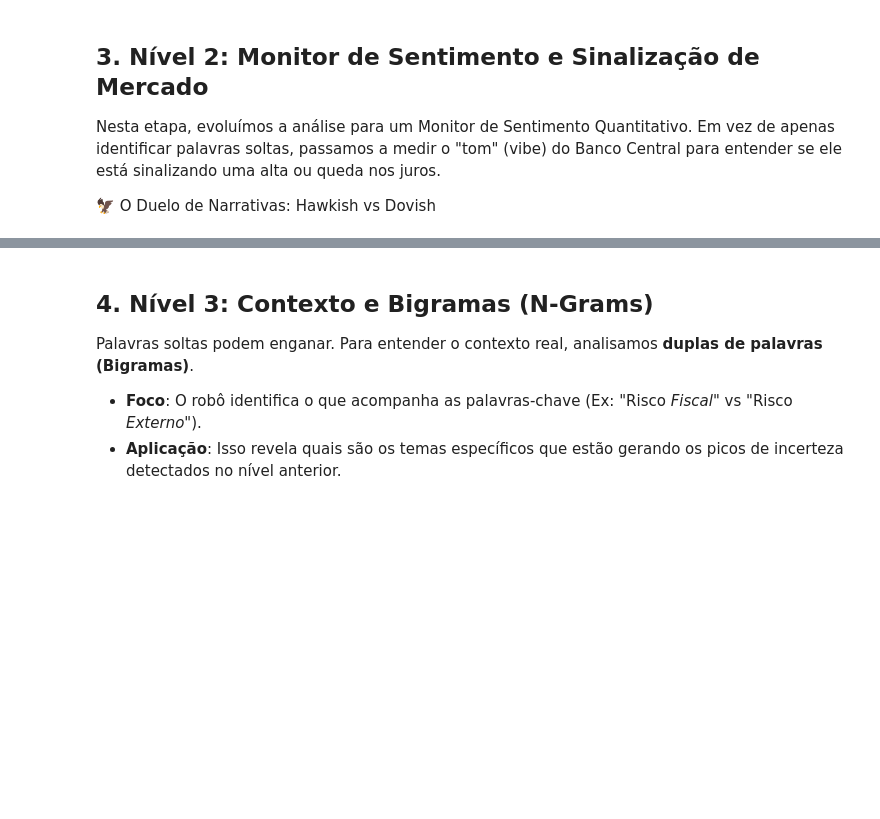
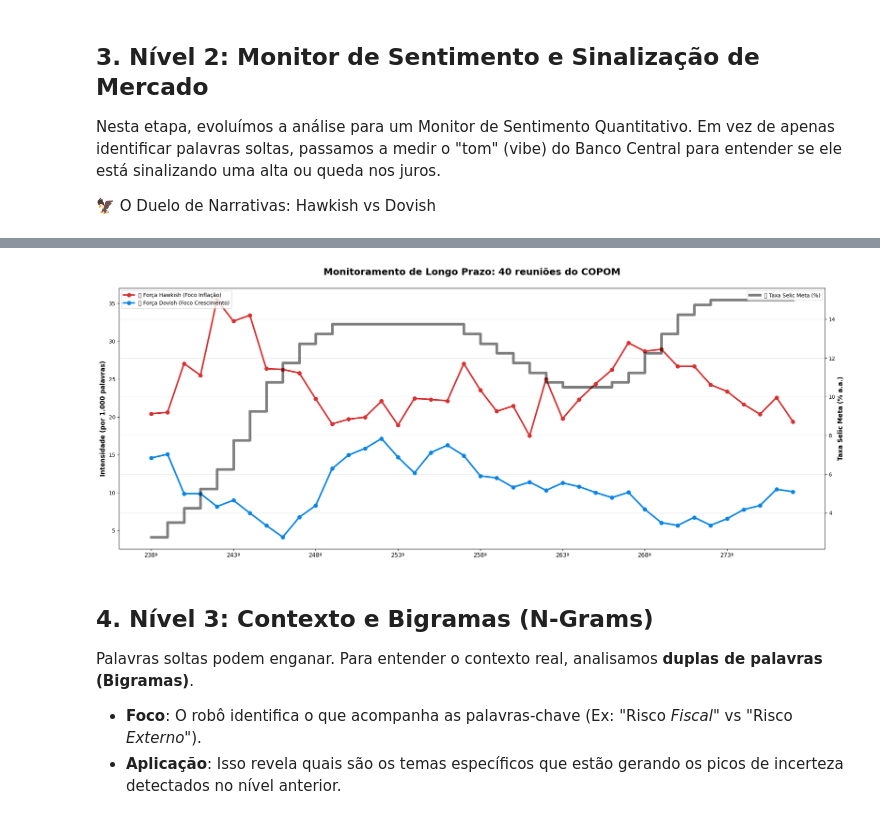
Before and after one commit to Euricojr/Analises-COPOM, a Jupyter notebook: Analises_atas_copom.ipynb, the cells around one changed output, grey strips where cells are left out. Drawn from its saved outputs; the diff is of its cells as text; code cells hidden in the pictures; blank space fills up the shorter version.

Commit message:
Novas atas e novos gráficos

```diff
--- a/Analises_atas_copom.ipynb
+++ b/Analises_atas_copom.ipynb
@@ -222 +222,88 @@ print(f"📊 Análise de {len(df_plot)} reuniões finalizada com sucesso.")
 📊 Análise de 40 reuniões finalizada com sucesso.
+# %%
+import re
+import pandas as pd
+import requests
+import matplotlib.pyplot as plt
+
+# --- 1. DICIONÁRIO DE INVESTIMENTOS (LÉXICO PRO) ---
+lexico_investimentos = {
+    'hawkish': [
+        'eleva', 'aperto', 'inflacionário', 'desancora', 'persiste', 'risco',
+        'pressão', 'vigilân', 'resiliência', 'acelera', 'altista', 'piora',
+        'deterioração', 'firmeza', 'prudência', 'acima', 'restritiv',
+        'contracionista', 'aquecid', 'remanescente', 'dinâmica', 'fiscal',
+        'déficit', 'dívida', 'sobreaquecimento', 'excesso', 'desvio',
+        'perseverança', 'incisiva', 'tenacidade', 'magnitude', 'convergência'
+    ],
+    'dovish': [
+        'reduz', 'corte', 'flexibiliza', 'desinflação', 'hiato', 'arrefecimento',
+        'moderado', 'estímulo', 'queda', 'estabilidade', 'suave', 'desacelera',
+        'benigno', 'contração', 'ociosidade', 'abaixo', 'confortável',
+        'expansionista', 'branda', 'leve', 'recuo', 'desaquecimento',
+        'acomodaticia', 'gradualismo', 'parcimônia', 'ancorada', 'melhora',
+        'trajetória', 'flexível', 'interrupção', 'pausa'
+    ]
+}
+
+def calcular_intensidade(texto):
+    if not texto or texto == "ERRO": return 0, 0
+    t_limpo = texto.lower()
+    total = len(t_limpo.split())
+    h = len(re.findall(r'\b(' + '|'.join(lexico_investimentos['hawkish']) + r')\w*\b', t_limpo))
+    d = len(re.findall(r'\b(' + '|'.join(lexico_investimentos['dovish']) + r')\w*\b', t_limpo))
+    return (h/total)*1000, (d/total)*1000
+
+# --- 2. BUSCAR SELIC (DATA INICIAL AMPLIADA PARA 40 ATAS) ---
+print("📡 Buscando histórico da Selic no BCB...")
+# Buscamos desde 2020 para garantir cobertura das 40 reuniões
+url_selic = "https://api.bcb.gov.br/dados/serie/bcdata.sgs.432/dados?formato=json&dataInicial=01/01/2020"
+
+try:
+    res = requests.get(url_selic, timeout=60)
+    df_selic = pd.DataFrame(res.json())
+    df_selic['data'] = pd.to_datetime(df_selic['data'], dayfirst=True)
+    df_selic['valor'] = pd.to_numeric(df_selic['valor'])
+
+    # --- 3. PROCESSAMENTO E ALINHAMENTO ---
+    df_analise = df_copom.copy()
+    scores = df_analise['texto_integral'].apply(calcular_intensidade)
+    df_analise[['h_score', 'd_score']] = pd.DataFrame(scores.tolist(), index=df_analise.index)
+    df_analise['data_dt'] = pd.to_datetime(df_analise['DataReferencia'].str[:10])
+
+    # Merge Asof para sincronizar Ata com a Selic da época
+    df_final = pd.merge_asof(df_analise.sort_values('data_dt'),
+                             df_selic.sort_values('data'),
+                             left_on='data_dt', right_on='data', direction='backward')
+
+    # --- 4. GRÁFICO PARA SÉRIES LONGAS (FIX EIXO X) ---
+    fig, ax1 = plt.subplots(figsize=(20, 8)) # Aumentado para 40 pontos
+
+    df_final['Label_Curto'] = df_final['Titulo'].apply(lambda x: str(x).split(' ')[0])
+
+    # Eixo 1: Sentimento (Hawkish e Dovish)
+    ax1.plot(df_final['Label_Curto'], df_final['h_score'], color='#d63031', marker='o',
+             linewidth=3, label='🦅 Força Hawkish (Foco Inflação)', markersize=7)
+    ax1.plot(df_final['Label_Curto'], df_final['d_score'], color='#0984e3', marker='o',
+             linewidth=3, label='🕊️ Força Dovish (Foco Crescimento)', markersize=7)
+
+    ax1.set_ylabel('Intensidade (por 1.000 palavras)', fontsize=12, fontweight='bold')
+
+    # Ajuste do Eixo X: Mostra 1 label a cada 5 para não embolar
+    plt.xticks(df_final['Label_Curto'][::5], fontsize=11)
+
+    # Eixo 2: Selic (Gráfico em Escada)
+    ax2 = ax1.twinx()
+    ax2.step(df_final['Label_Curto'], df_final['valor'], color='black',
+             linewidth=5, alpha=0.5, where='post', label='💰 Taxa Selic Meta (%)')
+    ax2.set_ylabel('Taxa Selic Meta (% a.a.)', fontsize=12, fontweight='bold')
+
+    plt.title(f'Monitoramento de Longo Prazo: {len(df_final)} reuniões do COPOM', fontsize=18, fontweight='bold', pad=25)
+    ax1.legend(loc='upper left'); ax2.legend(loc='upper right')
+    plt.grid(axis='y', alpha=0.3)
+    plt.tight_layout()
+    plt.show()
+
+except Exception as e:
+    print(f"❌ Erro: {e}")
+# %% [output]
@@ -223,3 +311,4 @@ print(f"📊 Análise de {len(df_plot)} reuniões finalizada com sucesso.")
+[figure, added]
 # %% [markdown]
 ## 4. Nível 3: Contexto e Bigramas (N-Grams)
 Palavras soltas podem enganar. Para entender o contexto real, analisamos **duplas de palavras (Bigramas)**.
```
Also changed, not shown: parts of 8 cells of this notebook.
